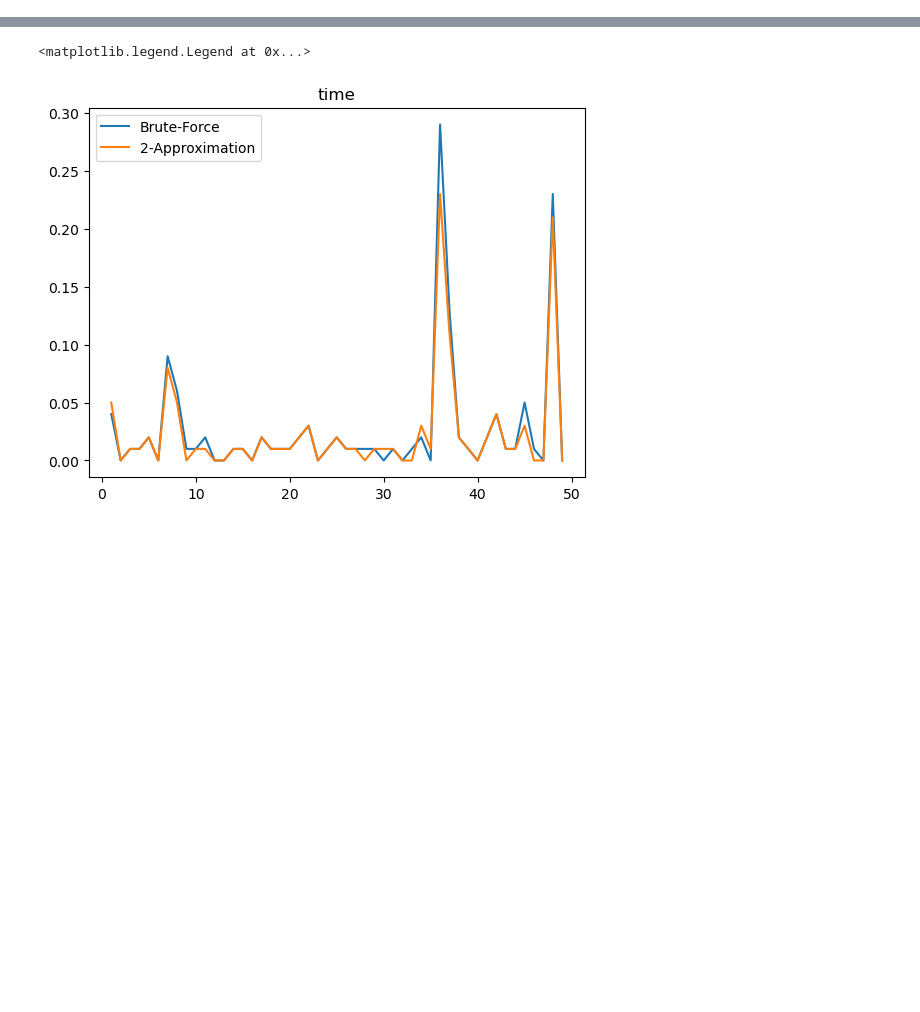
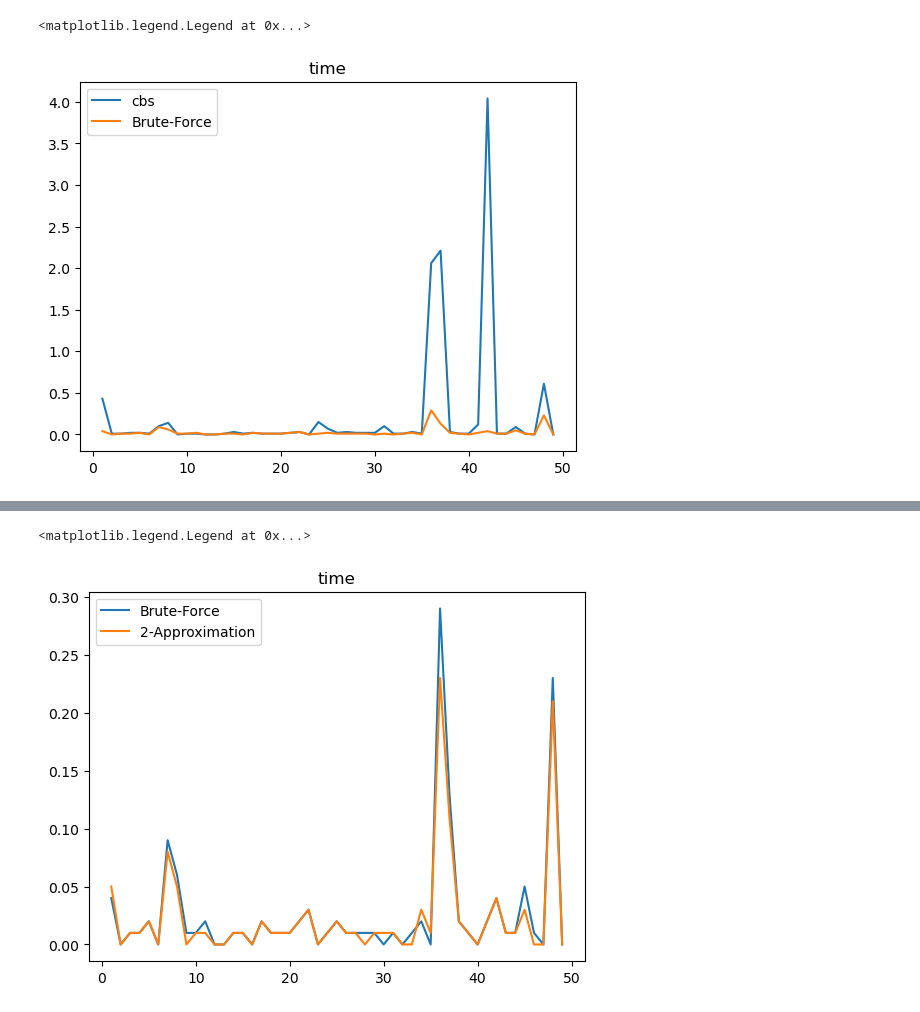
Before and after one commit to Musou-WS/CMPT417, a Jupyter notebook: datapoints.ipynb, the cells around one changed output, grey strips where cells are left out. Drawn from its saved outputs; the diff is of its cells as text; code cells hidden in the pictures; blank space fills up the shorter version.

```diff
--- a/datapoints.ipynb
+++ b/datapoints.ipynb
@@ -9,6 +9,23 @@ wdg_linear = "wdg_linear.csv"
 wdg_round = "wdg_round.csv"
 iwdg = "iwdg.csv"
 lazy = "lazy.csv"
+cbs = "cbs.csv"
+cbsN = "cbsN.csv"
+dgN = "dgN.csv"
+wdgN = "wdgN.csv"
+lazyN = "lazyN.csv"
+collisionMax = "max.csv"
+# %%
+cbs_time = []
+cbs_generate = []
+cbs_expand = []
+with open(cbs, 'r', encoding="utf-8") as csvfile:
+    cbs_reader = csv.reader(csvfile)
+    for i,row in enumerate(cbs_reader):
+        if i != 0 and i != 42:
+            cbs_time.append(float(row[2]))
+            cbs_generate.append(int(row[3]))
+            cbs_expand.append(int(row[4]))
 # %%
 dg_2_approx_time = []
 dg_2_approx_generate = []
@@ -79,0 +206,9 @@ x = np.linspace(1, 49, 49)
+# %%
+# plt.plot(x, dg_brute_force_time, linestyle='', marker='.')
+plt.plot(x, cbs_time, label='cbs')
+plt.plot(x, dg_brute_force_time, label='Brute-Force')
+plt.title('time')
+plt.legend()
+# %% [output]
+<matplotlib.legend.Legend at 0x...>
+[figure, added]
```
Also changed, not shown: parts of 25 cells of this notebook, 20 other files.
